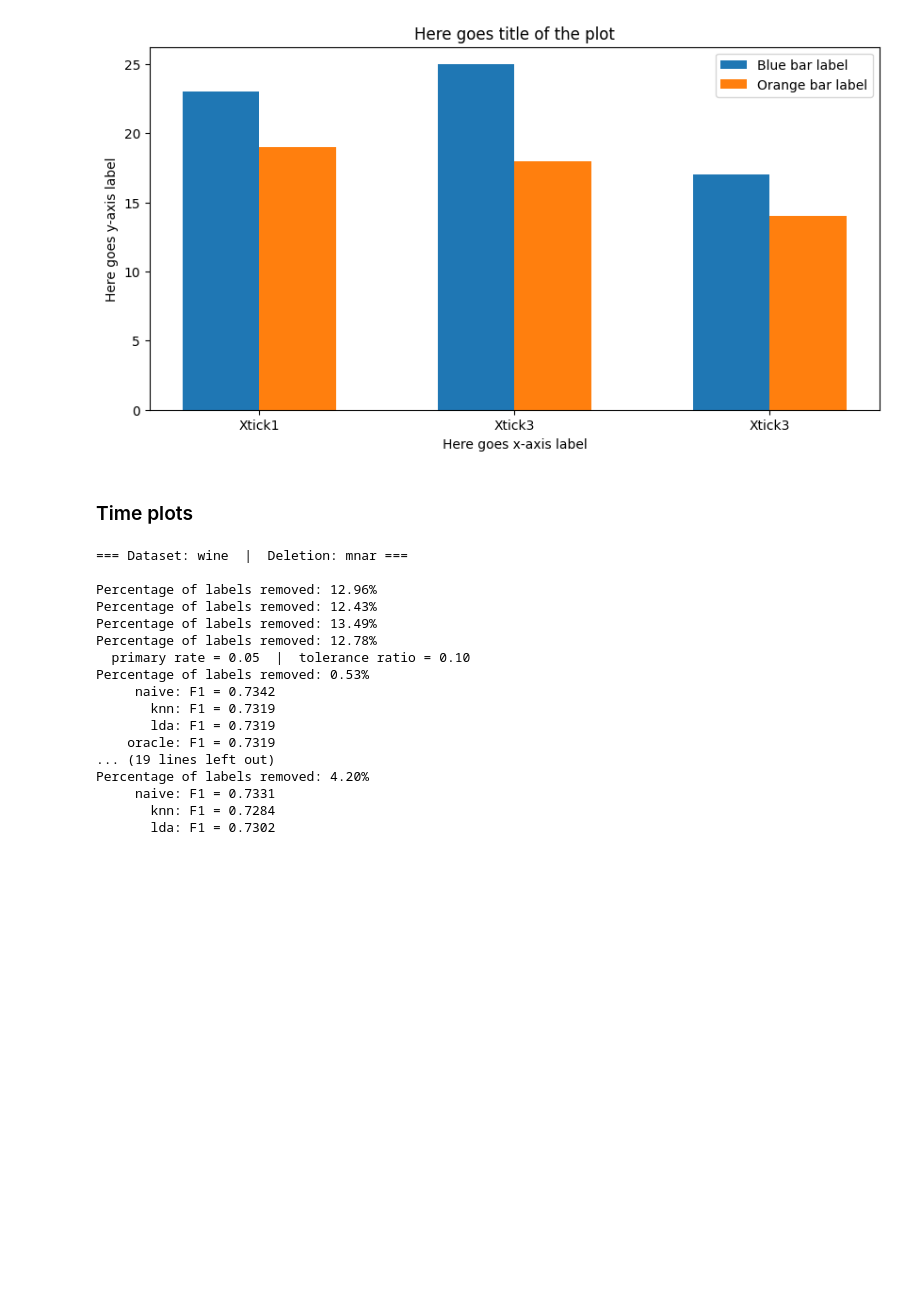
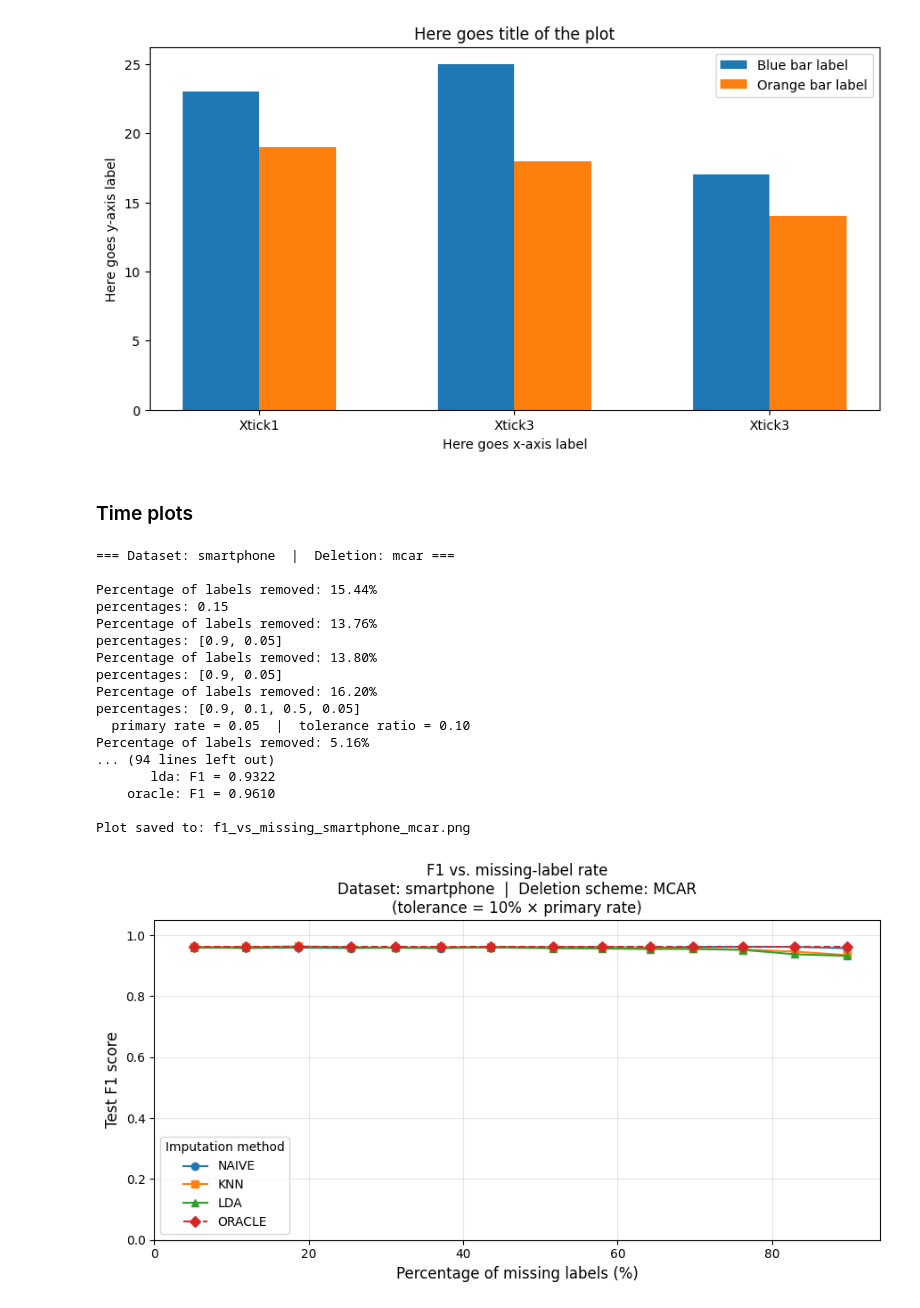
Before and after one commit to zochowskitomasz/AML_project, a Jupyter notebook: Project1_AML/AMLpro1.ipynb, the cells around one changed output. Saved outputs shown, nothing was run; the diff lists cells and outputs as text; code cells hidden in the pictures; blank space fills up the shorter version.

```diff
--- a/AMLpro1.ipynb
+++ b/Project1_AML/AMLpro1.ipynb
@@ -316,15 +336,15 @@ from unlabeled_log_reg import UnlabeledLogReg
 
 # ── Configuration ─────────────────────────────────────────────────────────────
 
-DATASET               = "wine"          # "shopping" | "smartphone" | "software" | "wine"
-LABEL_DELETION_METHOD = "mnar"          # "mcar" | "mar1" | "mar2" | "mnar"
+DATASET               = "smartphone"          # "shopping" | "smartphone" | "software" | "wine"
+LABEL_DELETION_METHOD = "mcar"          # "mcar" | "mar1" | "mar2" | "mnar"
 
 # The tolerance probability is tolerance = primary_rate * TOLERANCE_RATIO.
 # At a primary rate of 0.50 this gives tolerance = 0.05 (i.e. ~10 % of primary).
 TOLERANCE_RATIO = 0.10
 
 # Sweep: primary missing-label probabilities to evaluate.
-PRIMARY_RATES = np.linspace(0.05, 1, 14)
+PRIMARY_RATES = np.linspace(0.05, 0.90, 14)
 
 RANDOM_SEED = 42
 np.random.seed(RANDOM_SEED)
@@ -441,46 +461,47 @@ def plot_results(actual_rates, results, dataset_name, deletion_method):
                 label=method.upper(), **styles[method])
 
     ax.set_xlabel("Percentage of missing labels (%)", fontsize=12)
     ax.set_ylabel("Test F1 score", fontsize=12)
     ax.set_title(
         f"F1 vs. missing-label rate\n"
         f"Dataset: {dataset_name}  |  Deletion scheme: {deletion_method.upper()}\n"
         f"(tolerance = {TOLERANCE_RATIO:.0%} × primary rate)",
         fontsize=12,
     )
     ax.legend(title="Imputation method", fontsize=10)
     ax.grid(True, alpha=0.3)
     ax.set_xlim(left=0)
-    ax.set_ylim(0.7, 0.8)
+    ax.set_ylim(0, 1.05)
 
     plt.tight_layout()
 
     fname = f"f1_vs_missing_{dataset_name}_{deletion_method}.png"
     fig.savefig(fname, dpi=150, bbox_inches="tight")
     print(f"\nPlot saved to: {fname}")
     plt.show()
 
 
 # ── Entry point ───────────────────────────────────────────────────────────────
 
 if __name__ == "__main__":
     actual_rates, results = run_sweep(DATASET, LABEL_DELETION_METHOD)
     plot_results(actual_rates, results, DATASET, LABEL_DELETION_METHOD)
 # %% [output]
-=== Dataset: wine  |  Deletion: mnar ===
+=== Dataset: smartphone  |  Deletion: mcar ===
 
-Percentage of labels removed: 12.96%
-Percentage of labels removed: 12.43%
-Percentage of labels removed: 13.49%
-Percentage of labels removed: 12.78%
+Percentage of labels removed: 15.44%
+percentages: 0.15
+Percentage of labels removed: 13.76%
+percentages: [0.9, 0.05]
+Percentage of labels removed: 13.80%
+percentages: [0.9, 0.05]
+Percentage of labels removed: 16.20%
+percentages: [0.9, 0.1, 0.5, 0.05]
   primary rate = 0.05  |  tolerance ratio = 0.10
-Percentage of labels removed: 0.53%
-     naive: F1 = 0.7342
-       knn: F1 = 0.7319
-       lda: F1 = 0.7319
-    oracle: F1 = 0.7319
-... (19 lines left out)
-Percentage of labels removed: 4.20%
-     naive: F1 = 0.7331
-       knn: F1 = 0.7284
-       lda: F1 = 0.7302
+Percentage of labels removed: 5.16%
+... (94 lines left out)
+       lda: F1 = 0.9322
+    oracle: F1 = 0.9610
+
+Plot saved to: f1_vs_missing_smartphone_mcar.png
+[figure, added]
```
Also changed, not shown: parts of 6 cells of this notebook, 25 other files.
